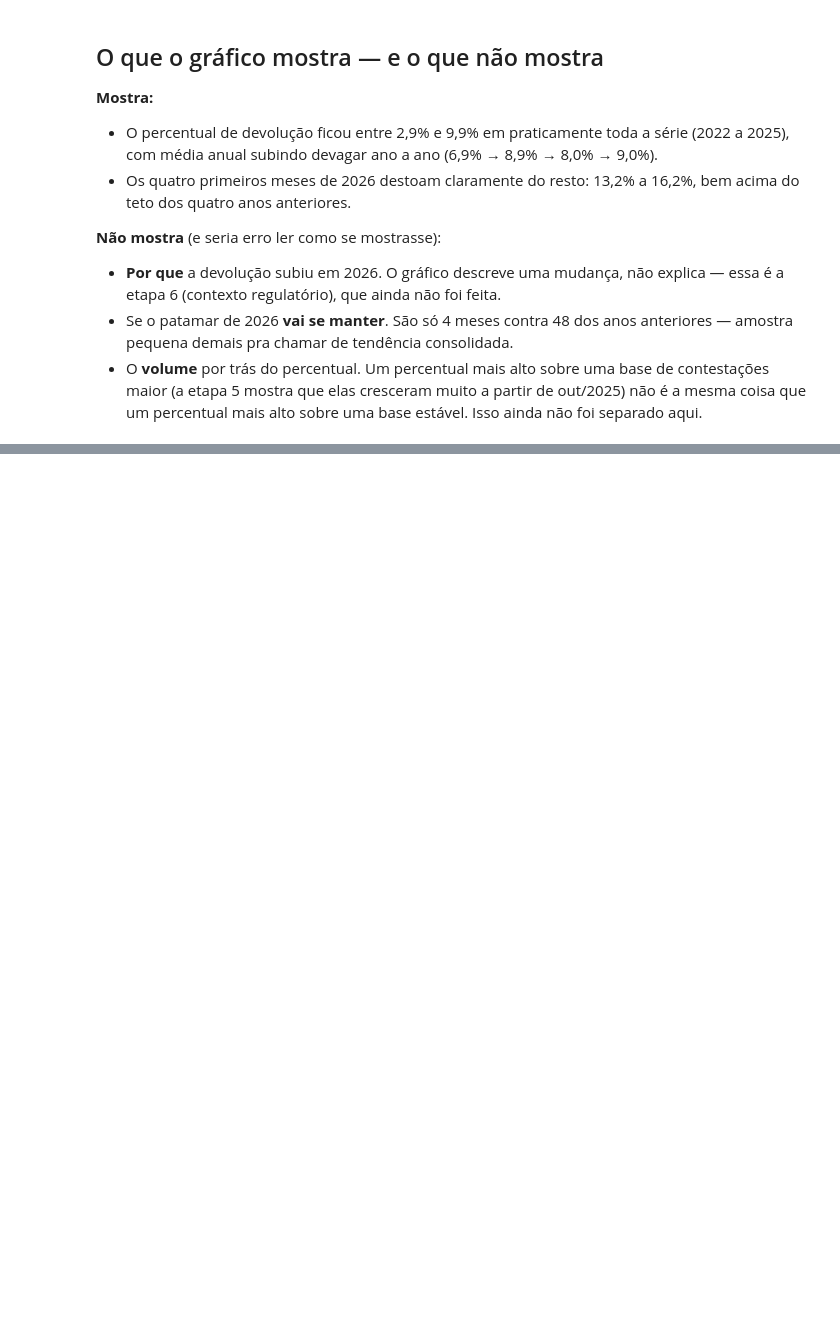
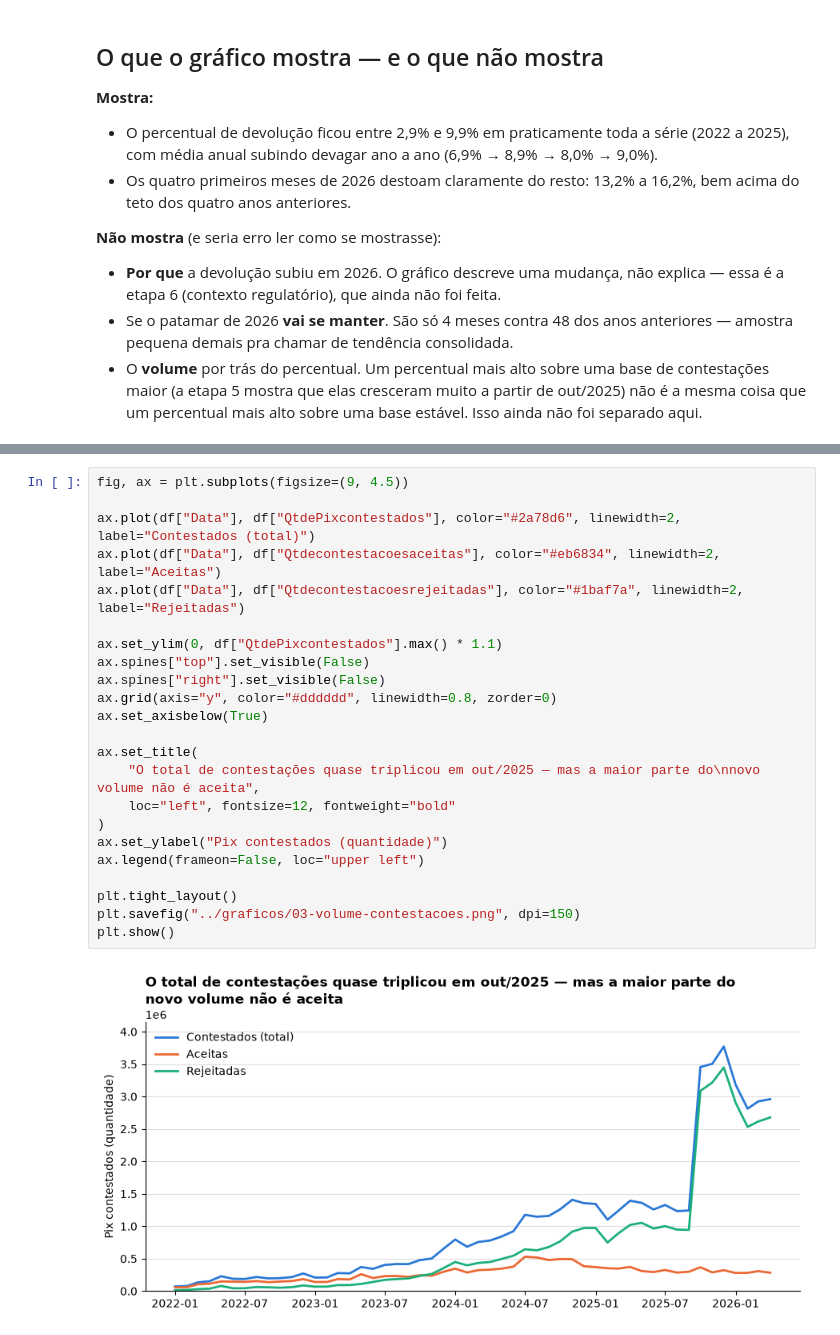
Before and after one commit to ivadivad/med-em-numeros, a Jupyter notebook: notebooks/03-primeiro-grafico.ipynb, the cells around one changed output, grey strips where cells are left out. Drawn from its saved outputs; the diff is of its cells as text; blank space fills up the shorter version.

```diff
--- a/notebooks/03-primeiro-grafico.ipynb
+++ b/notebooks/03-primeiro-grafico.ipynb
@@ -82,0 +95,25 @@ plt.show()
+# %%
+fig, ax = plt.subplots(figsize=(9, 4.5))
+
+ax.plot(df["Data"], df["QtdePixcontestados"], color="#2a78d6", linewidth=2, label="Contestados (total)")
+ax.plot(df["Data"], df["Qtdecontestacoesaceitas"], color="#eb6834", linewidth=2, label="Aceitas")
+ax.plot(df["Data"], df["Qtdecontestacoesrejeitadas"], color="#1baf7a", linewidth=2, label="Rejeitadas")
+
+ax.set_ylim(0, df["QtdePixcontestados"].max() * 1.1)
+ax.spines["top"].set_visible(False)
+ax.spines["right"].set_visible(False)
+ax.grid(axis="y", color="#dddddd", linewidth=0.8, zorder=0)
+ax.set_axisbelow(True)
+
+ax.set_title(
+    "O total de contestações quase triplicou em out/2025 — mas a maior parte do\nnovo volume não é aceita",
+    loc="left", fontsize=12, fontweight="bold"
+)
+ax.set_ylabel("Pix contestados (quantidade)")
+ax.legend(frameon=False, loc="upper left")
+
+plt.tight_layout()
+plt.savefig("../graficos/03-volume-contestacoes.png", dpi=150)
+plt.show()
+# %% [output]
+[figure, added]
```
Also changed, not shown: parts of 8 cells of this notebook, 2 other files.
